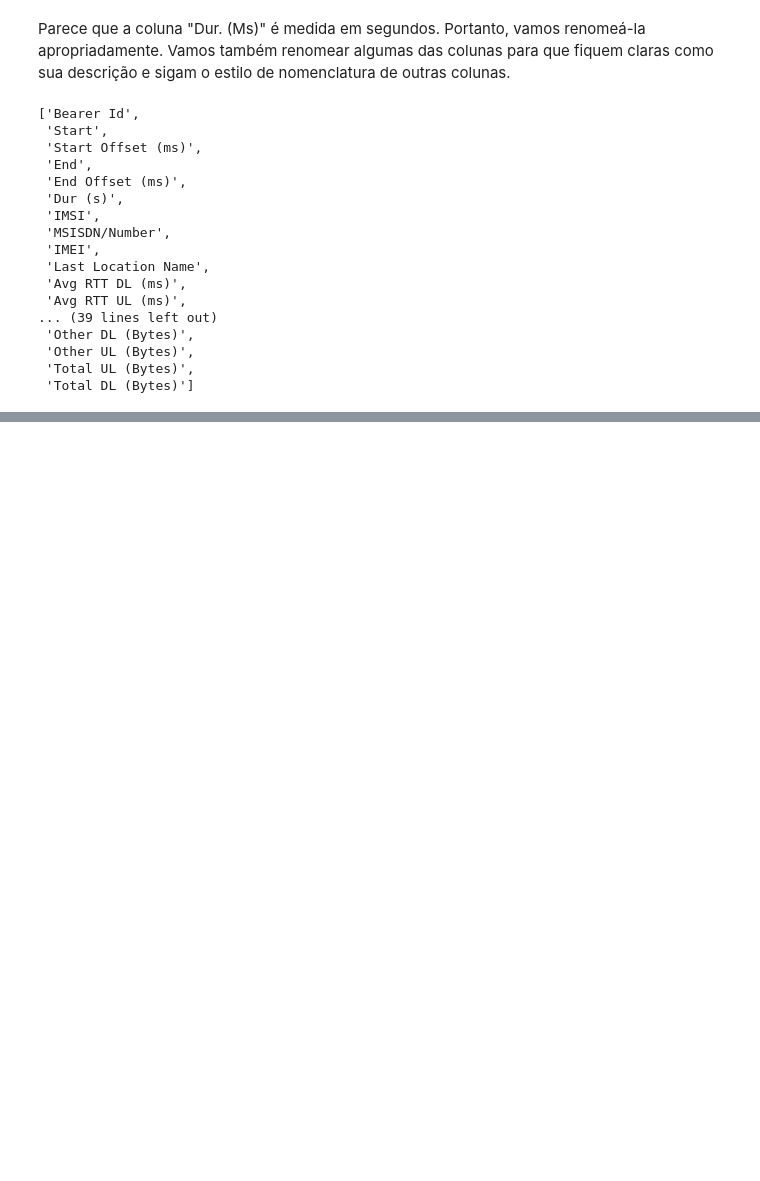
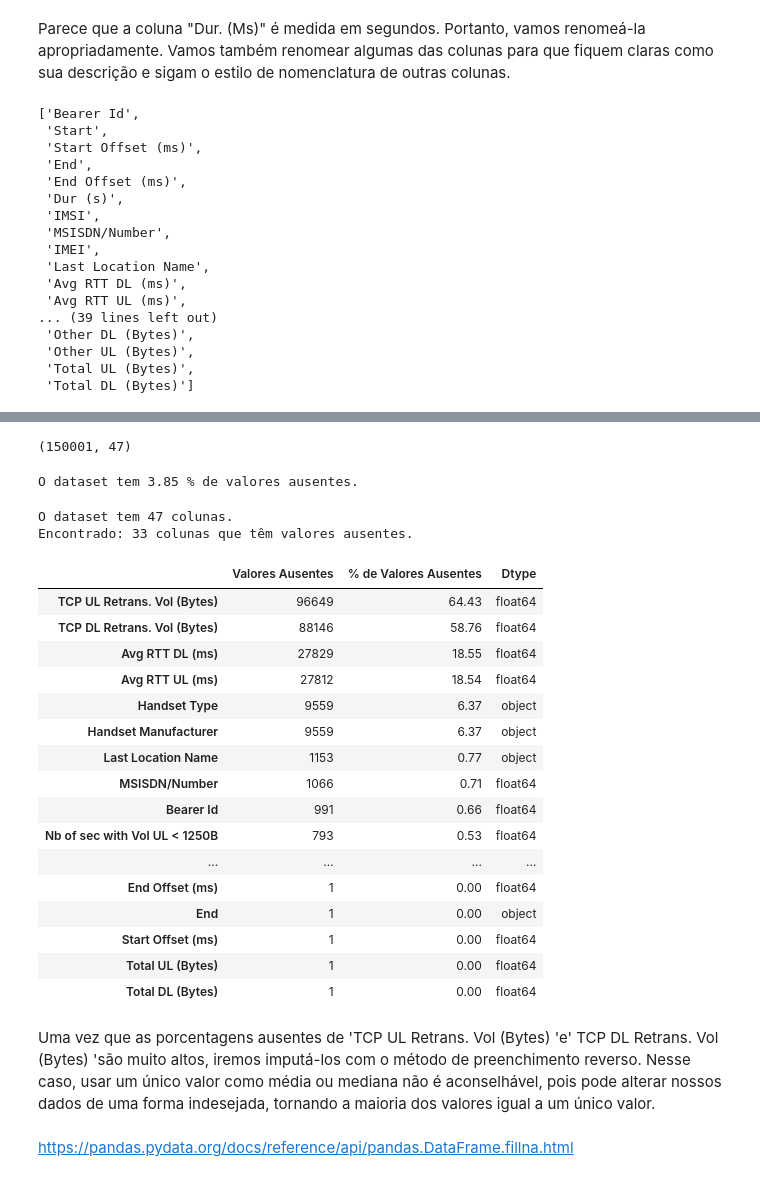
Before and after one commit to ramos-iza/DataScienceAcademy, a Jupyter notebook: projeto3/projeto3.ipynb, the cells around one changed output, grey strips where cells are left out. Saved outputs shown, nothing was run; the diff lists cells and outputs as text; code cells hidden in the pictures; blank space fills up the shorter version.

```diff
--- a/projeto3/projeto3.ipynb
+++ b/projeto3/projeto3.ipynb
@@ -222,0 +274,3 @@ dataset.columns.tolist()
+# %%
+# Colunas que serão removidas
+colunas_para_remover= df_missing[df_missing['% de Valores Ausentes'] >= 30.00].index.tolist()
@@ -222,0 +292,3 @@ dataset.columns.tolist()
+# %%
+# Colunas que serão removidas
+colunas_para_remover = [col for col in colunas_para_remover if col not in ['TCP UL Retrans. Vol (Bytes)', 'TCP DL Retrans. Vol (Bytes)']]
@@ -222,0 +306,38 @@ dataset.columns.tolist()
+# %%
+# Drop das colunas e cria outro dataframe
+dataset_clean = dataset.drop(colunas_para_remover, axis=1)
+# %%
+# Shape
+dataset_clean.shape
+# %% [output]
+(150001, 47)
+# %%
+pme1.func_calc_percentual_valores_ausentes(df=dataset_clean)
+# %% [output]
+O dataset tem 3.85 % de valores ausentes.
+# %%
+pme1.func_calc_percentual_valores_ausentes_coluna(dataset_clean)
+# %% [output]
+O dataset tem 47 colunas.
+Encontrado: 33 colunas que têm valores ausentes.
+|  | Valores Ausentes | % de Valores Ausentes | Dtype |
+| TCP UL Retrans. Vol (Bytes) | 96649 | 64.43 | float64 |
+| TCP DL Retrans. Vol (Bytes) | 88146 | 58.76 | float64 |
+| Avg RTT DL (ms) | 27829 | 18.55 | float64 |
+| Avg RTT UL (ms) | 27812 | 18.54 | float64 |
+| Handset Type | 9559 | 6.37 | object |
+| Handset Manufacturer | 9559 | 6.37 | object |
+| Last Location Name | 1153 | 0.77 | object |
+| MSISDN/Number | 1066 | 0.71 | float64 |
+| Bearer Id | 991 | 0.66 | float64 |
+| Nb of sec with Vol UL < 1250B | 793 | 0.53 | float64 |
+| ... | ... | ... | ... |
+| End Offset (ms) | 1 | 0.00 | float64 |
+| End | 1 | 0.00 | object |
+| Start Offset (ms) | 1 | 0.00 | float64 |
+| Total UL (Bytes) | 1 | 0.00 | float64 |
+| Total DL (Bytes) | 1 | 0.00 | float64 |
+# %% [markdown]
+Uma vez que as porcentagens ausentes de 'TCP UL Retrans. Vol (Bytes) 'e' TCP DL Retrans. Vol (Bytes) 'são muito altos, iremos imputá-los com o método de preenchimento reverso. Nesse caso, usar um único valor como média ou mediana não é aconselhável, pois pode alterar nossos dados de uma forma indesejada, tornando a maioria dos valores igual a um único valor.
+# %% [markdown]
+https://pandas.pydata.org/docs/reference/api/pandas.DataFrame.fillna.html
```
Also changed, not shown: parts of 30 cells of this notebook.
